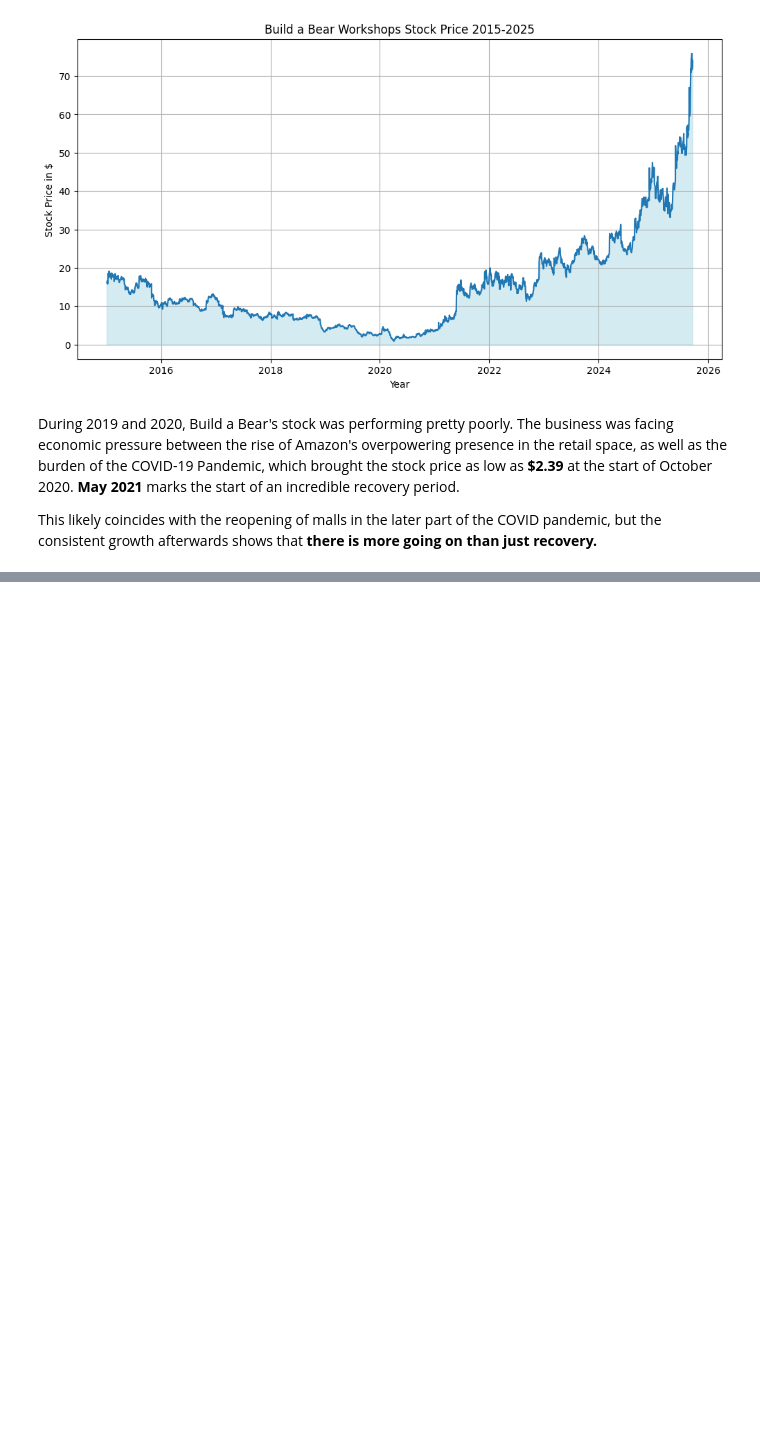
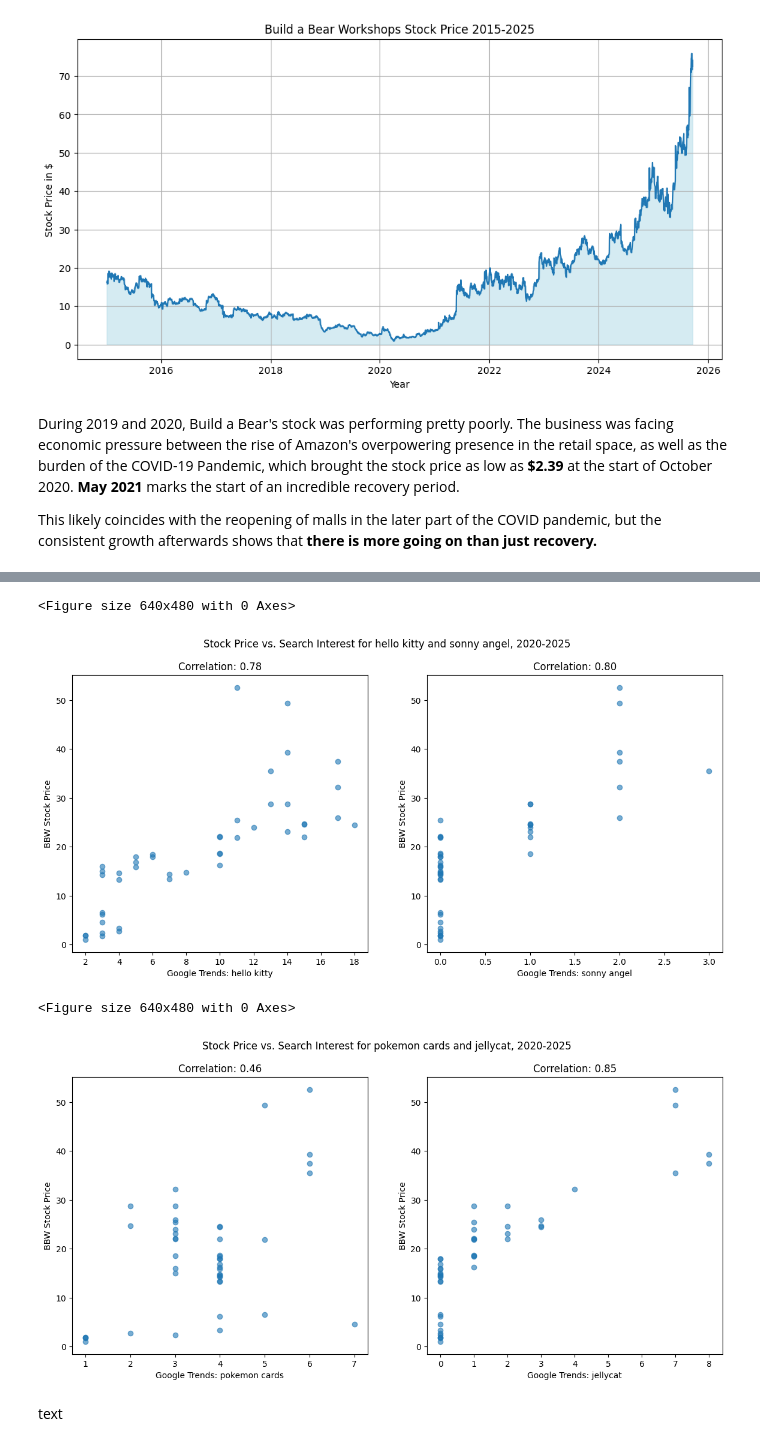
Before and after one commit to CaseyTomchuk/Build-a-Bear-vs-Tech-Companies, a Jupyter notebook: bears_vs_market.ipynb, the cells around one changed output, grey strips where cells are left out. Cells and saved outputs as stored; diff of their text form; code cells hidden in the pictures; blank space fills up the shorter version.

Commit message:
correlation updated

```diff
--- a/bears_vs_market.ipynb
+++ b/bears_vs_market.ipynb
@@ -161,0 +117,31 @@ Correlation: 0.8075489127769624
+# %%
+def create_scatter(key_word, key_word2):
+    plt.clf()
+    fig, (ax1, ax2) = plt.subplots(1, 2, figsize=(12, 6))
+
+    combined = pd.concat([iot[key_word], bbw_data], axis=1).dropna()
+    combined.columns = [key_word, "BBW"]
+    ax1.scatter(combined[key_word], combined["BBW"], alpha=0.6)
+    ax1.set_xlabel(f"Google Trends: {key_word}")
+    ax1.set_ylabel("BBW Stock Price")
+    ax1.set_title(f"Correlation: {combined.corr().iloc[0,1]:.2f}")
+
+    combined2 = pd.concat([iot[key_word2], bbw_data], axis=1).dropna()
+    combined2.columns = ["BBW", key_word2]
+    ax2.scatter(combined2["BBW"], combined2[key_word2], alpha=0.6)
+    ax2.set_ylabel("BBW Stock Price")
+    ax2.set_xlabel(f"Google Trends: {key_word2}")
+    ax2.set_title(f"Correlation: {combined2.corr().iloc[0, 1]:.2f}")
+
+    fig.suptitle(f"Stock Price vs. Search Interest for {key_word} and {key_word2}, 2020-2025")
+    plt.show()
+
+create_scatter("hello kitty", "sonny angel")
+create_scatter("pokemon cards", "jellycat")
+# %% [output]
+<Figure size 640x480 with 0 Axes>
+[figure, added]
+<Figure size 640x480 with 0 Axes>
+[figure, added]
+# %% [markdown]
+text
```
Also changed, not shown: parts of 3 cells of this notebook, 1 other file.
